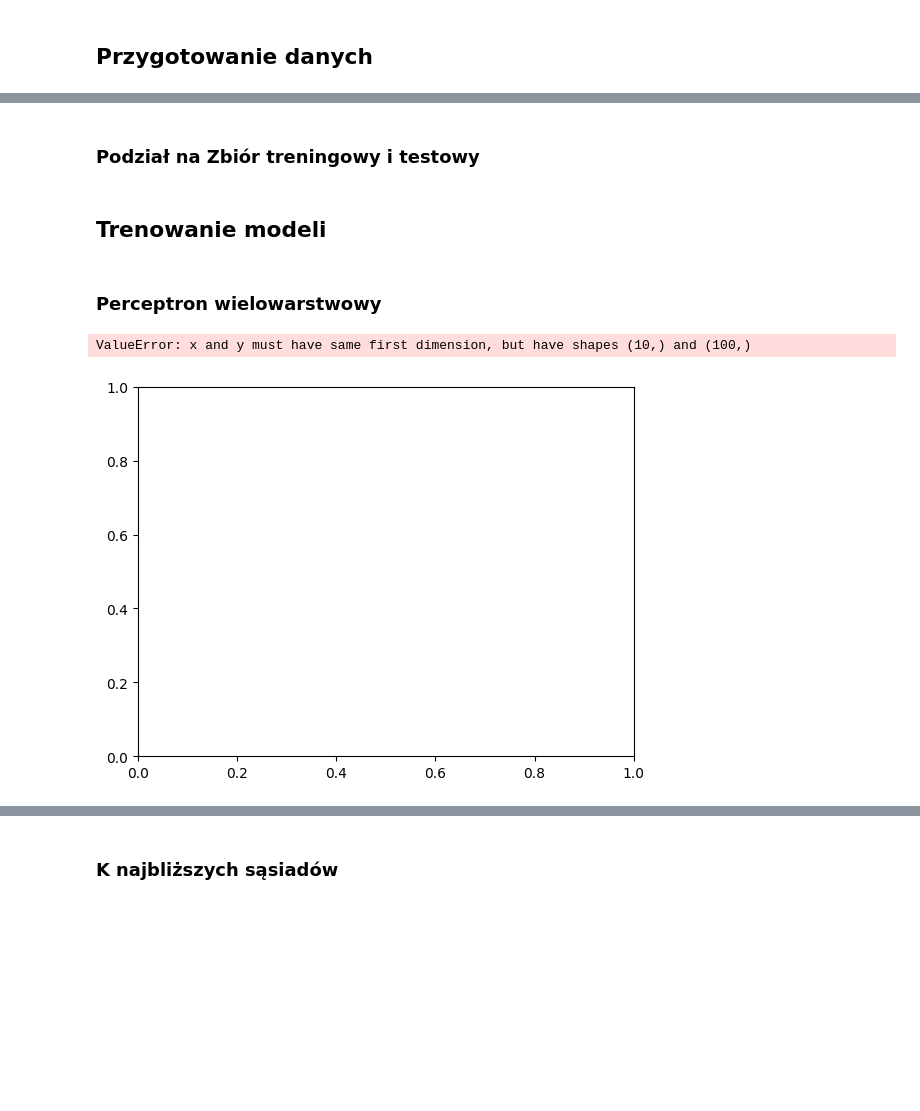
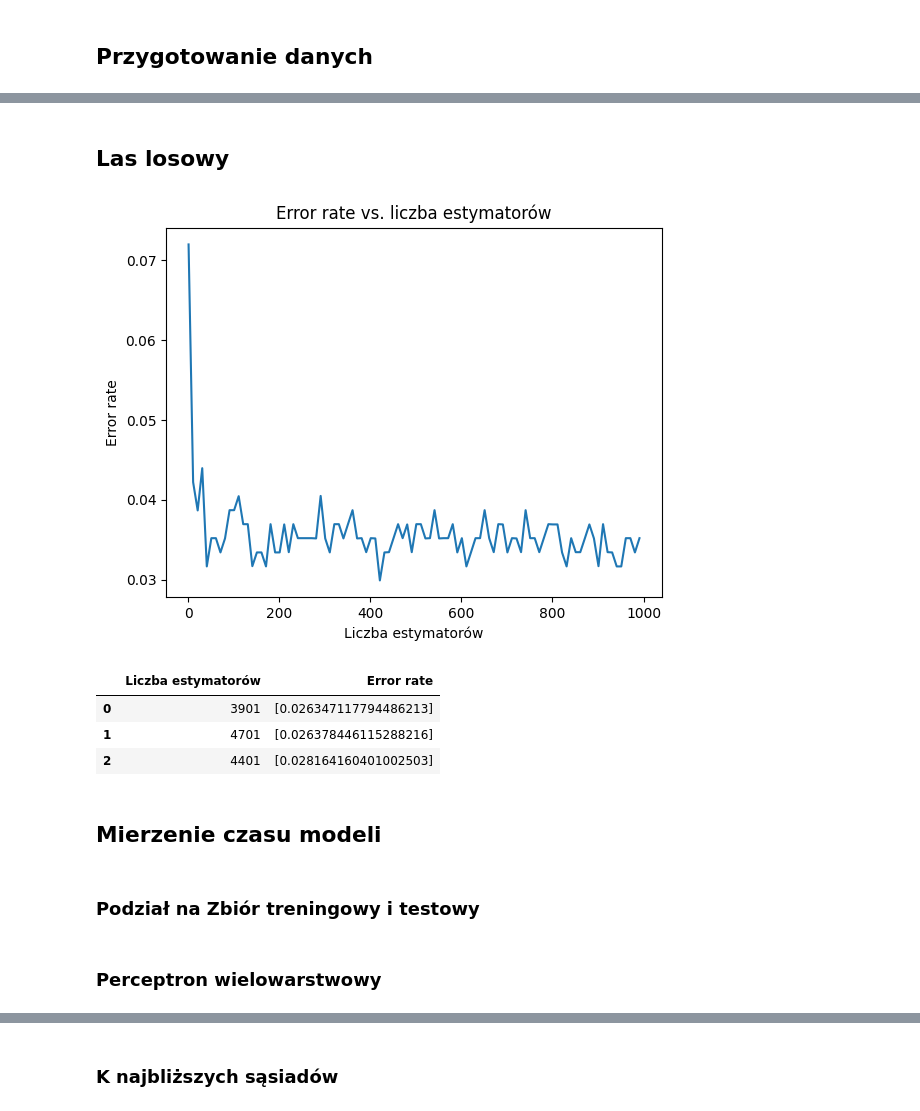
Before and after one commit to mbo009/UMA-Projekt, a Jupyter notebook: docs/main.ipynb, the cells around one changed output, grey strips where cells are left out. Cells and saved outputs as stored; diff of their text form; code cells hidden in the pictures; blank space fills up the shorter version.

```diff
--- a/docs/main.ipynb
+++ b/docs/main.ipynb
@@ -19,3 +76,26 @@ Y = Y == "M"
+# %% [markdown]
+## Las losowy
+# %%
+n_estimators_list = list(range(1, 1000)[::10])
+error_rates = compare_hyperparams(RandomForest, n_estimators_list, X, Y)
+
+plt.plot(n_estimators_list, error_rates)
+plt.xlabel("Liczba estymatorów")
+plt.ylabel("Error rate")
+plt.title("Error rate vs. liczba estymatorów")
+plt.show()
+
+best_rf_params = heapq.nsmallest(3, zip(n_estimators_list, error_rates), key=lambda x: x[1])
+df = pd.DataFrame(best_mlp_params, columns=["Liczba estymatorów", "Error rate"])
+df
+# %% [output]
+[figure, added]
+|  | Liczba estymatorów | Error rate |
+| 0 | 3901 | [0.026347117794486213] |
+| 1 | 4701 | [0.026378446115288216] |
+| 2 | 4401 | [0.028164160401002503] |
+# %% [markdown]
+## Mierzenie czasu modeli
 # %% [markdown]
 ### Podział na Zbiór treningowy i testowy
 # %%
@@ -26,8 +104,6 @@ X_train_tensor = torch.tensor(X_train, dtype=torch.float32)
 y_train_tensor = torch.tensor(y_train, dtype=torch.float32).view(-1, 1)
 X_test_tensor = torch.tensor(X_test, dtype=torch.float32)
 y_test_tensor = torch.tensor(y_test, dtype=torch.float32).view(-1, 1)
-# %% [markdown]
-## Trenowanie modeli
 # %% [markdown]
 ### Perceptron wielowarstwowy
 # %%
@@ -38,37 +111,3 @@ mlp_model = MLP()
 mlp_start_time = perf_counter()
 mlp_model.train(X_train_tensor, y_train_tensor)
 mlp_train_time = perf_counter() - mlp_start_time
-# %%
-from sklearn.model_selection import KFold
-from eval_techniques import *
-import torch
-import matplotlib.pyplot as plt
-
-epoch_lens = list(range(1, 500)[::50])
-error_rates = [] * len(epoch_lens)
-
-kf = KFold(n_splits=10, shuffle=True, random_state=42)
-for train_index, test_index in kf.split(X):
-  X_train_cv, X_test_cv = X[train_index], X[test_index]
-  y_train_cv, y_test_cv = Y[train_index], Y[test_index]
-  X_train_cv_tensor = torch.tensor(X_train_cv, dtype=torch.float32)
-  y_train_cv_tensor = torch.tensor(y_train_cv, dtype=torch.float32).view(-1, 1)
-  X_test_cv_tensor = torch.tensor(X_test_cv, dtype=torch.float32)
-  y_test_cv_tensor = torch.tensor(y_test_cv, dtype=torch.float32).view(-1, 1)
-  for i, epoch_len in enumerate(epoch_lens):
-    mlp_model = MLP(train_epochs=epoch_len)
-    mlp_model.train(X_train_cv_tensor, y_train_cv_tensor)
-    mlp_predictions = mlp_model.predict(X_test_cv_tensor)
-    mlp_predictions = mlp_predictions >= 0.5
-    error_rates[i].append(error_rate(mlp_predictions, y_test_cv))
-
-error_rates = [np.mean(error_rate) for error_rate in error_rates]
-
-plt.plot(epoch_lens, error_rates)
-plt.xlabel("Number of epochs")
-plt.ylabel("Error rate")
-plt.title("Error rate vs. Number of epochs")
-plt.show()
-# %% [output]
-ValueError: x and y must have same first dimension, but have shapes (10,) and (100,)
-[figure, removed]
```
Also changed, not shown: parts of 16 cells of this notebook, 4 other files.
